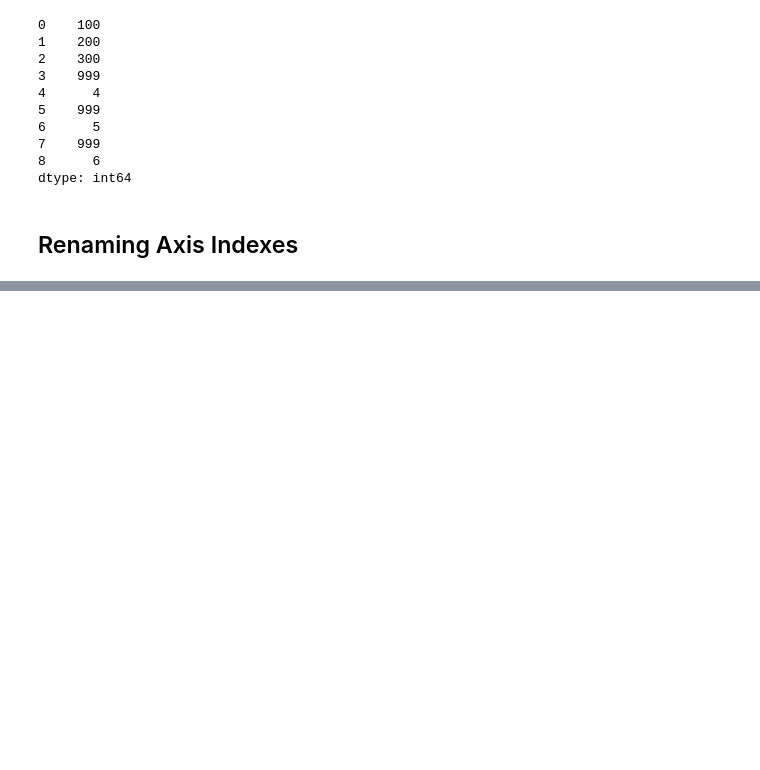
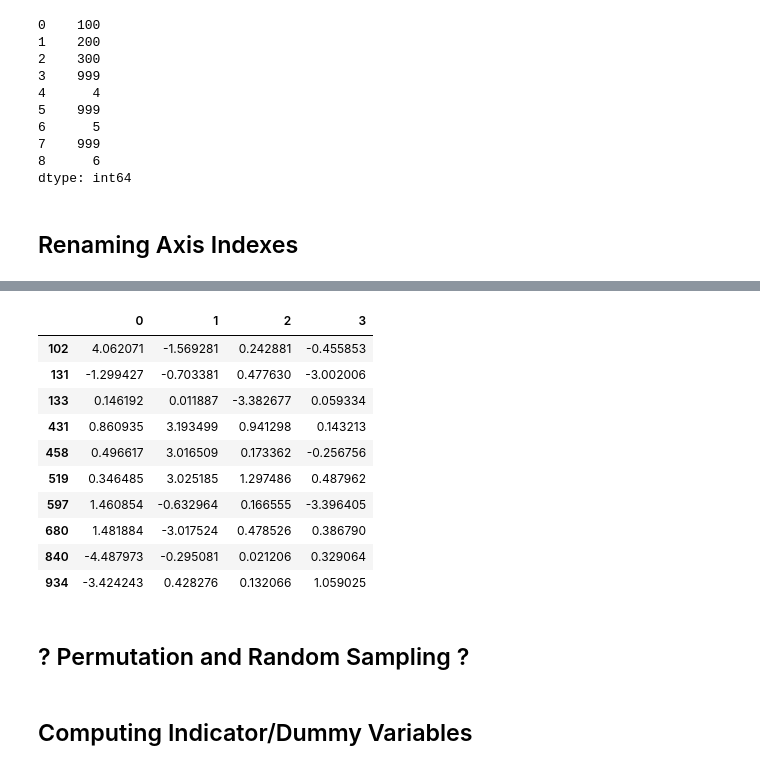
Before and after one commit to MengYao89/Data_Analysis, a Jupyter notebook: Pandas_Practice/Python_for_Data_Analysis_notes/Data_Cleaning_And_Preparation.ipynb, the cells around one changed output, grey strips where cells are left out. Saved outputs shown, nothing was run; the diff lists cells and outputs as text; code cells hidden in the pictures; blank space fills up the shorter version.

```diff
--- a/Pandas_Practice/Python_for_Data_Analysis_notes/Data_Cleaning_And_Preparation.ipynb
+++ b/Pandas_Practice/Python_for_Data_Analysis_notes/Data_Cleaning_And_Preparation.ipynb
@@ -494,0 +647,18 @@ dtype: int64
+# %%
+data[(np.abs(data) > 3).any(1)]
+# %% [output]
+|  | 0 | 1 | 2 | 3 |
+| 102 | 4.062071 | -1.569281 | 0.242881 | -0.455853 |
+| 131 | -1.299427 | -0.703381 | 0.477630 | -3.002006 |
+| 133 | 0.146192 | 0.011887 | -3.382677 | 0.059334 |
+| 431 | 0.860935 | 3.193499 | 0.941298 | 0.143213 |
+| 458 | 0.496617 | 3.016509 | 0.173362 | -0.256756 |
+| 519 | 0.346485 | 3.025185 | 1.297486 | 0.487962 |
+| 597 | 1.460854 | -0.632964 | 0.166555 | -3.396405 |
+| 680 | 1.481884 | -3.017524 | 0.478526 | 0.386790 |
+| 840 | -4.487973 | -0.295081 | 0.021206 | 0.329064 |
+| 934 | -3.424243 | 0.428276 | 0.132066 | 1.059025 |
+# %% [markdown]
+## ? Permutation and Random Sampling ?
+# %% [markdown]
+## Computing Indicator/Dummy Variables
```
Also changed, not shown: parts of 24 cells of this notebook.
